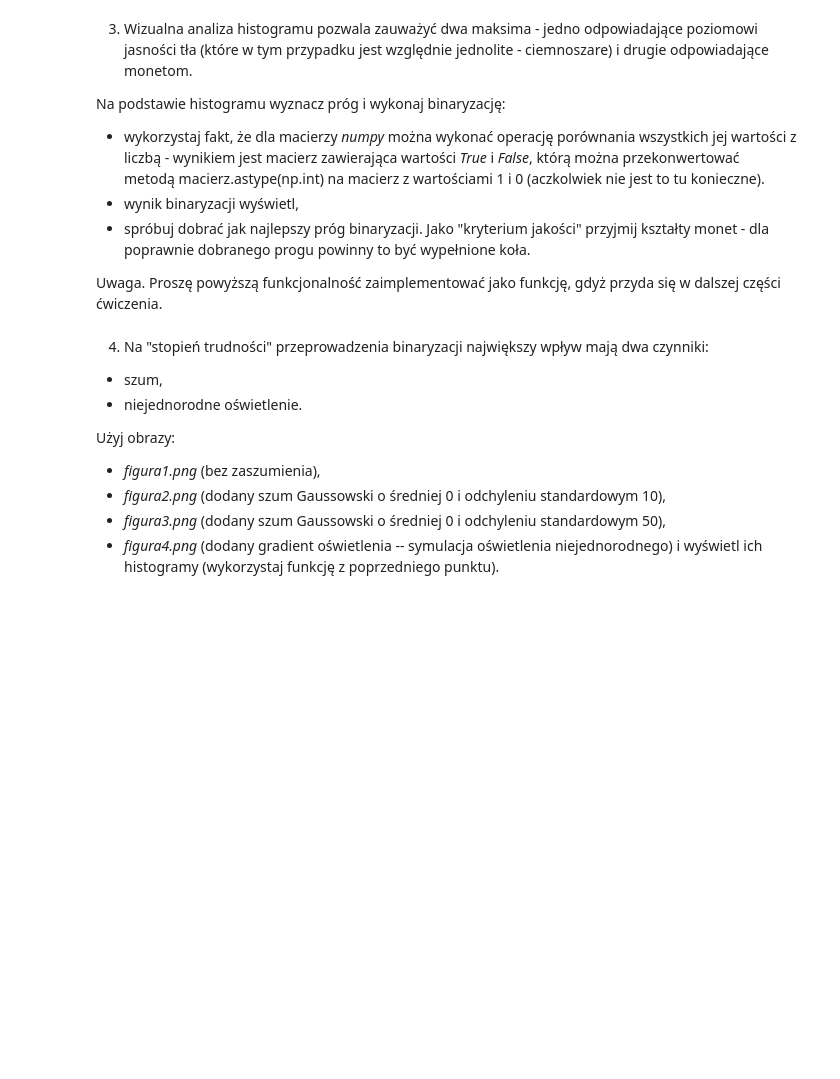
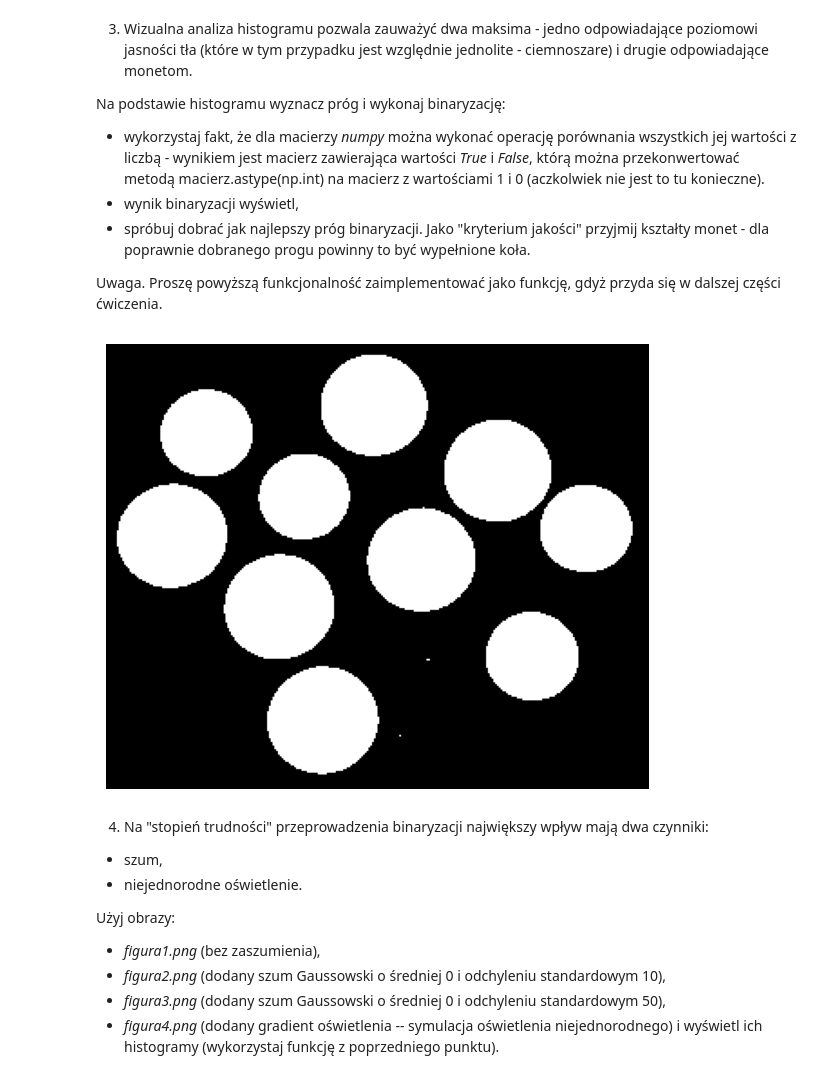
Before and after one commit to sQbanv/Introduction-to-Digital-Image-Processing, a Jupyter notebook: Binaryzacja/04_thresholding.ipynb, the cells around one changed output. Drawn from its saved outputs; the diff is of its cells as text; code cells hidden in the pictures; blank space fills up the shorter version.

```diff
--- a/Binaryzacja/04_thresholding.ipynb
+++ b/Binaryzacja/04_thresholding.ipynb
@@ -56,6 +74,25 @@ Na podstawie histogramu wyznacz próg i wykonaj binaryzację:
 - spróbuj dobrać jak najlepszy próg binaryzacji. Jako "kryterium jakości" przyjmij kształty monet - dla poprawnie dobranego progu powinny to być wypełnione koła.
 
 Uwaga. Proszę powyższą funkcjonalność zaimplementować jako funkcję, gdyż przyda się w dalszej części ćwiczenia.
+# %%
+def BIN(img, treshhold):
+    if len(img.shape) == 3:
+        img = np.mean(img, axis=2)
+
+    return np.uint8(img > treshhold)
+# %%
+def draw_img_g(img):
+    fig, axs = plt.subplots(1,1)
+    fig.set_size_inches(7,7)
+
+    axs.axis('off')
+    axs.imshow(img, 'gray')
+# %%
+coins_g_bin = BIN(coins_g, 80)
+
+draw_img_g(coins_g_bin)
+# %% [output]
+[figure, added]
 # %% [markdown]
 4. Na "stopień trudności" przeprowadzenia binaryzacji największy wpływ mają dwa czynniki:
 - szum,
```
Also changed, not shown: parts of 4 cells of this notebook, 9 other files.
